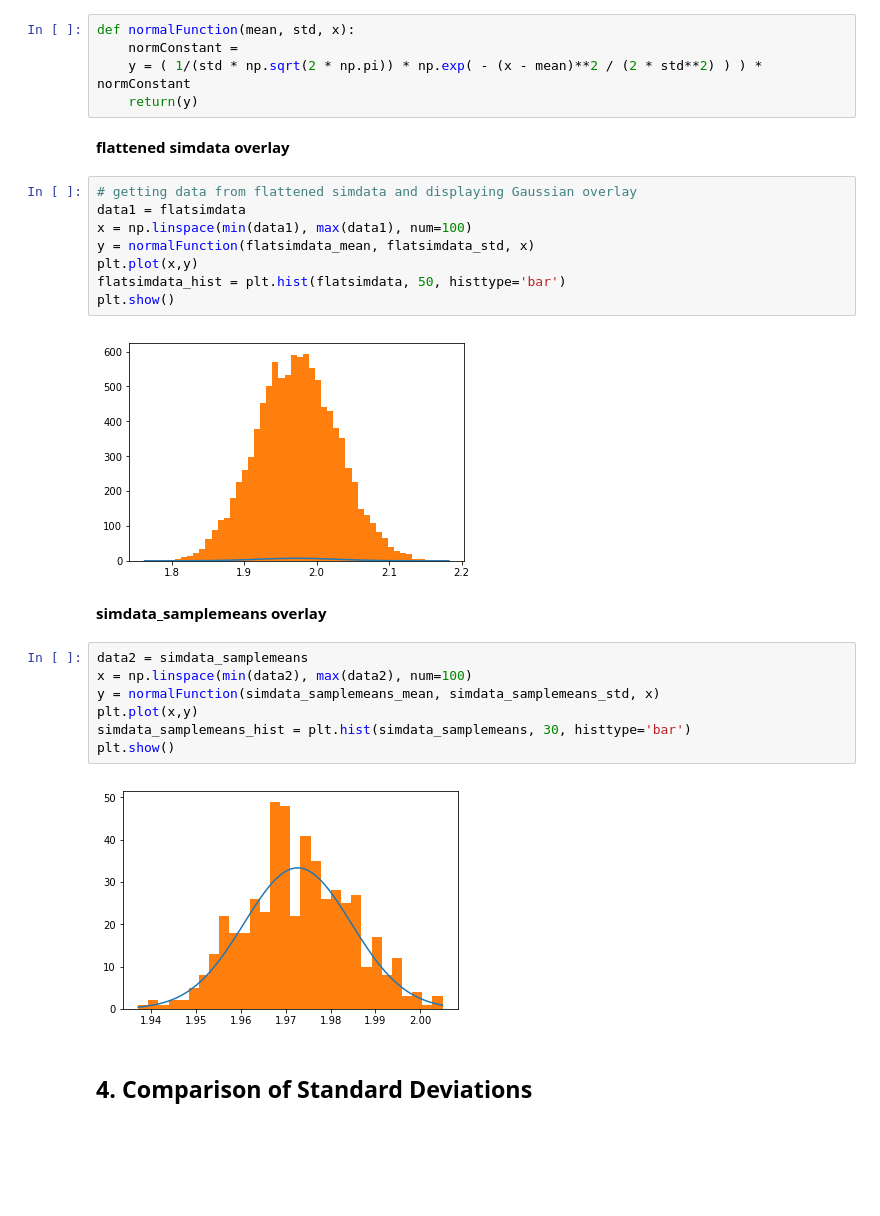
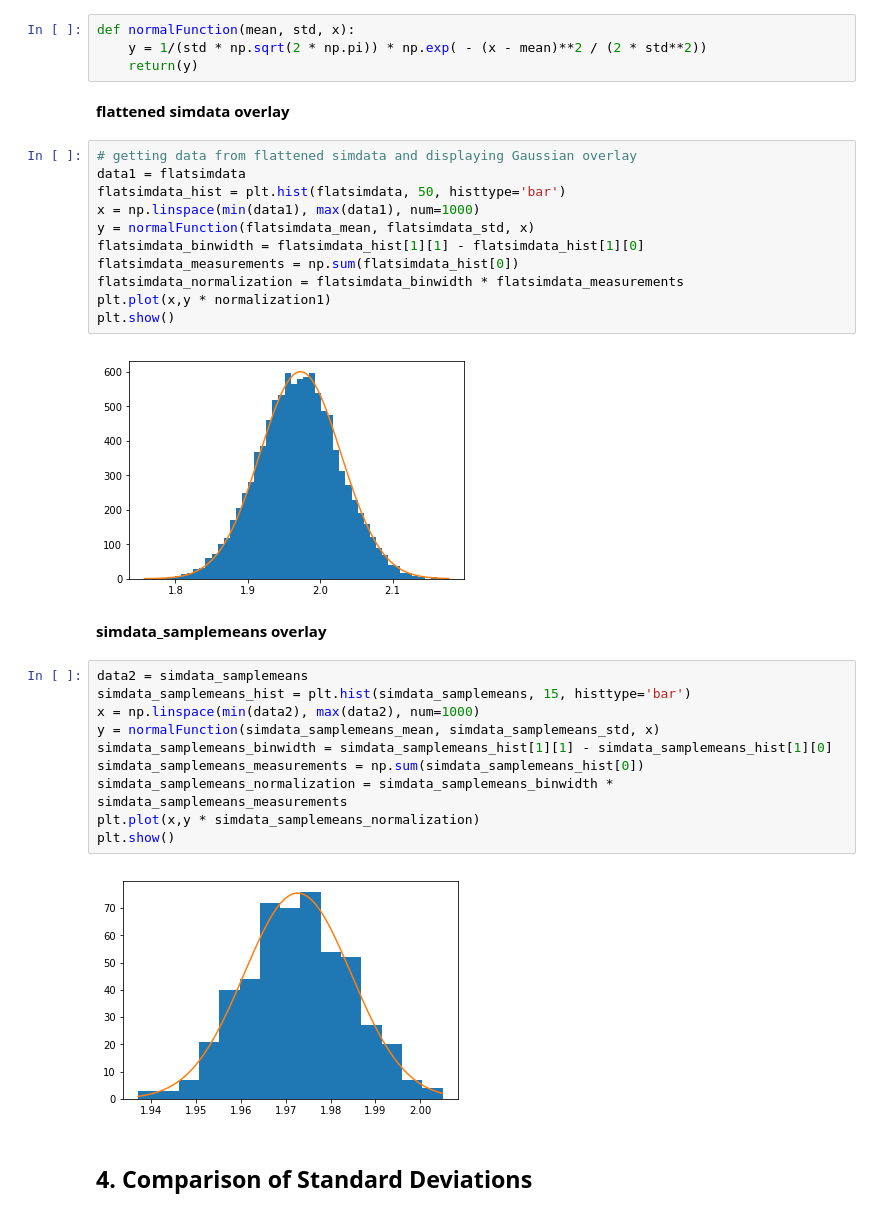
Before and after one commit to vincentvanduong/experimental-methods, a Jupyter notebook: Lab 2/Lab2Notebook.ipynb, the cells around one changed output. Drawn from its saved outputs; the diff is of its cells as text; blank space fills up the shorter version.

```diff
--- a/Lab 2/Lab2Notebook.ipynb
+++ b/Lab 2/Lab2Notebook.ipynb
@@ -196,32 +204,37 @@ Standard Deviation:  0.0119616029086
 **Normal/Gaussian** We define a method called **normalFunction(mean, std, x)**
 # %%
 def normalFunction(mean, std, x):
-    normConstant =
-    y = ( 1/(std * np.sqrt(2 * np.pi)) * np.exp( - (x - mean)**2 / (2 * std**2) ) ) * normConstant
+    y = 1/(std * np.sqrt(2 * np.pi)) * np.exp( - (x - mean)**2 / (2 * std**2))
     return(y)
 # %% [markdown]
 **flattened simdata overlay**
 # %%
 # getting data from flattened simdata and displaying Gaussian overlay
 data1 = flatsimdata
-x = np.linspace(min(data1), max(data1), num=100)
+flatsimdata_hist = plt.hist(flatsimdata, 50, histtype='bar')
+x = np.linspace(min(data1), max(data1), num=1000)
 y = normalFunction(flatsimdata_mean, flatsimdata_std, x)
-plt.plot(x,y)
-flatsimdata_hist = plt.hist(flatsimdata, 50, histtype='bar')
+flatsimdata_binwidth = flatsimdata_hist[1][1] - flatsimdata_hist[1][0]
+flatsimdata_measurements = np.sum(flatsimdata_hist[0])
+flatsimdata_normalization = flatsimdata_binwidth * flatsimdata_measurements
+plt.plot(x,y * normalization1)
 plt.show()
 # %% [output]
-[figure, old version]
+[figure, new version]
 # %% [markdown]
 **simdata_samplemeans overlay**
 # %%
 data2 = simdata_samplemeans
-x = np.linspace(min(data2), max(data2), num=100)
+simdata_samplemeans_hist = plt.hist(simdata_samplemeans, 15, histtype='bar')
+x = np.linspace(min(data2), max(data2), num=1000)
 y = normalFunction(simdata_samplemeans_mean, simdata_samplemeans_std, x)
-plt.plot(x,y)
-simdata_samplemeans_hist = plt.hist(simdata_samplemeans, 30, histtype='bar')
+simdata_samplemeans_binwidth = simdata_samplemeans_hist[1][1] - simdata_samplemeans_hist[1][0]
+simdata_samplemeans_measurements = np.sum(simdata_samplemeans_hist[0])
+simdata_samplemeans_normalization = simdata_samplemeans_binwidth * simdata_samplemeans_measurements
+plt.plot(x,y * simdata_samplemeans_normalization)
 plt.show()
 # %% [output]
-[figure, old version]
+[figure, new version]
 # %% [markdown]
 ## 4. Comparison of Standard Deviations ##
 # %% [markdown]
```
Also changed, not shown: parts of 4 cells of this notebook.
